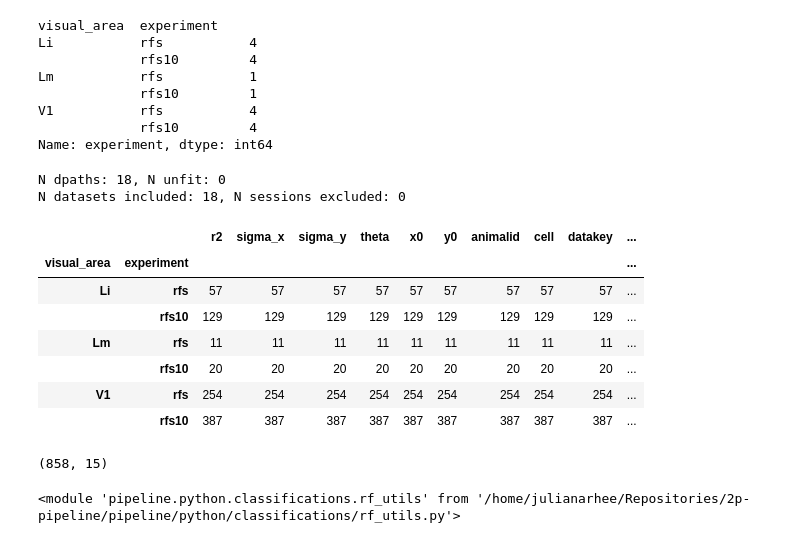
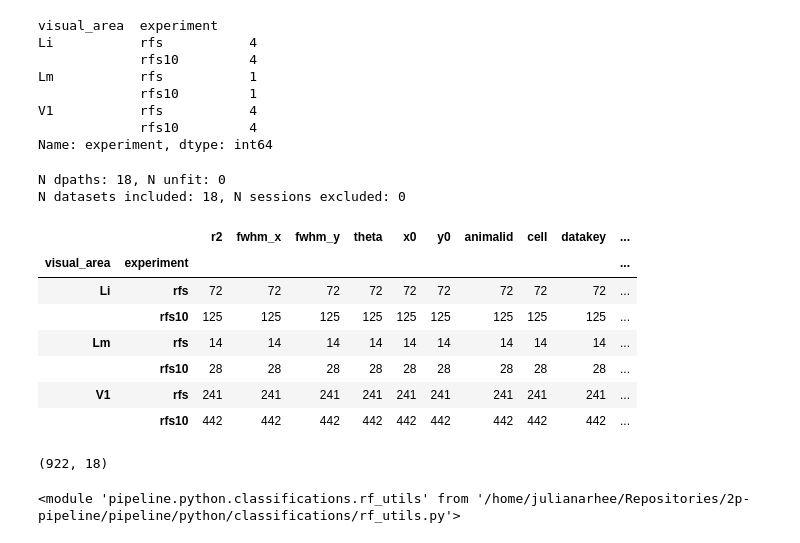
Before and after one commit to julianarhee/2p-pipeline, a Jupyter notebook: pipeline/python/classifications/notebooks/rfs_vs_rfs10.ipynb, the cells around one changed output. Cells and saved outputs as stored; diff of their text form; code cells hidden in the pictures.

```diff
--- a/pipeline/python/classifications/notebooks/rfs_vs_rfs10.ipynb
+++ b/pipeline/python/classifications/notebooks/rfs_vs_rfs10.ipynb
@@ -120,28 +138,30 @@ Name: experiment, dtype: int64
 # %%
 # Aggregate all fit data into dataframe
 scale_sigma = True
+reliable_only = True
 
 dpaths, _ = rfutils.get_fit_dpaths(ctl_dsets, fit_desc=fit_desc, traceid=traceid,) # get datapths
 tmpdf = rfutils.aggregate_rf_data(dpaths,  fit_desc=fit_desc, traceid=traceid,
+                                  reliable_only=reliable_only,
                                   fit_thr=fit_thr, scale_sigma=scale_sigma, verbose=False) # load dataframes
 df = tmpdf[tmpdf['r2']>fit_thr] # Filter to make sure all good fits
 
 df.groupby(['visual_area', 'experiment']).count()
 # %% [output]
 N dpaths: 18, N unfit: 0
 N datasets included: 18, N sessions excluded: 0
-|  |  | r2 | sigma_x | sigma_y | theta | x0 | y0 | animalid | cell | datakey | ... |
+|  |  | r2 | fwhm_x | fwhm_y | theta | x0 | y0 | animalid | cell | datakey | ... |
 | visual_area | experiment |  |  |  |  |  |  |  |  |  | ... |
-| Li | rfs | 57 | 57 | 57 | 57 | 57 | 57 | 57 | 57 | 57 | ... |
-|  | rfs10 | 129 | 129 | 129 | 129 | 129 | 129 | 129 | 129 | 129 | ... |
-| Lm | rfs | 11 | 11 | 11 | 11 | 11 | 11 | 11 | 11 | 11 | ... |
-|  | rfs10 | 20 | 20 | 20 | 20 | 20 | 20 | 20 | 20 | 20 | ... |
-| V1 | rfs | 254 | 254 | 254 | 254 | 254 | 254 | 254 | 254 | 254 | ... |
-|  | rfs10 | 387 | 387 | 387 | 387 | 387 | 387 | 387 | 387 | 387 | ... |
+| Li | rfs | 72 | 72 | 72 | 72 | 72 | 72 | 72 | 72 | 72 | ... |
+|  | rfs10 | 125 | 125 | 125 | 125 | 125 | 125 | 125 | 125 | 125 | ... |
+| Lm | rfs | 14 | 14 | 14 | 14 | 14 | 14 | 14 | 14 | 14 | ... |
+|  | rfs10 | 28 | 28 | 28 | 28 | 28 | 28 | 28 | 28 | 28 | ... |
+| V1 | rfs | 241 | 241 | 241 | 241 | 241 | 241 | 241 | 241 | 241 | ... |
+|  | rfs10 | 442 | 442 | 442 | 442 | 442 | 442 | 442 | 442 | 442 | ... |
 # %%
 df.shape
 # %% [output]
-(858, 15)
+(922, 18)
 # %%
 reload(rfutils)
 # %% [output]
```
Also changed, not shown: parts of 35 cells of this notebook.
